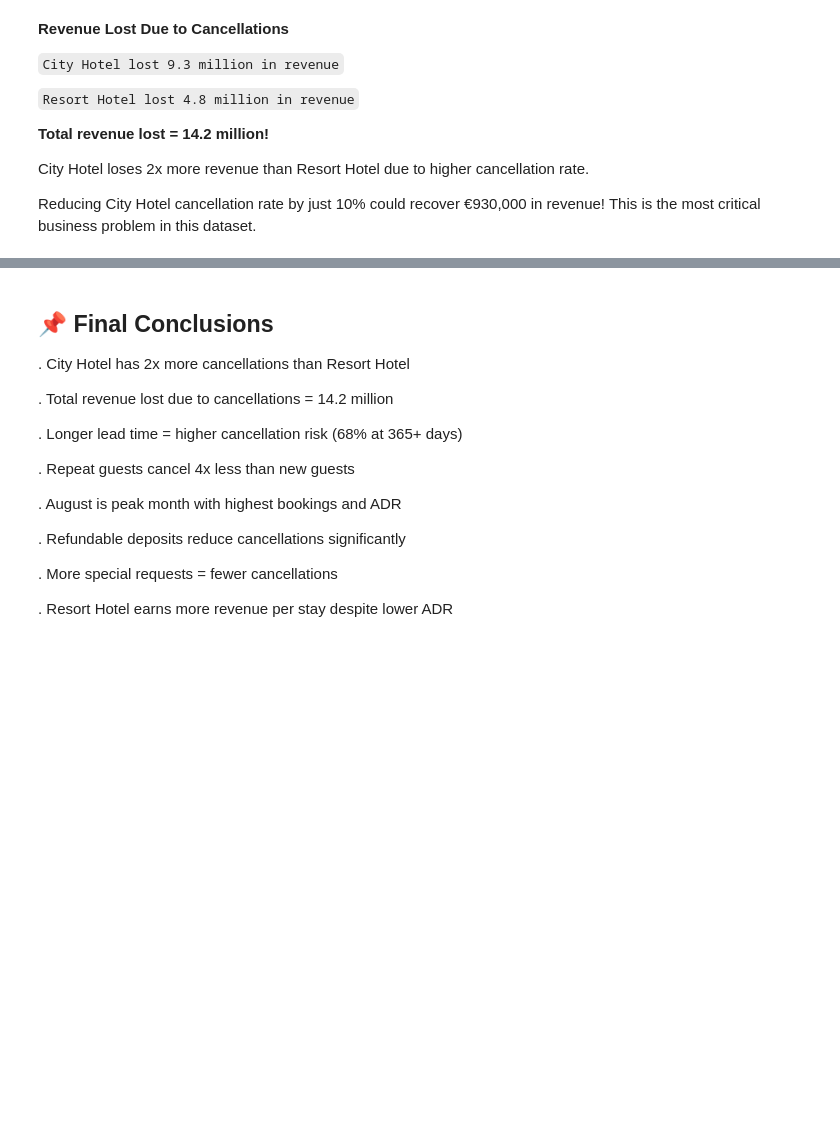
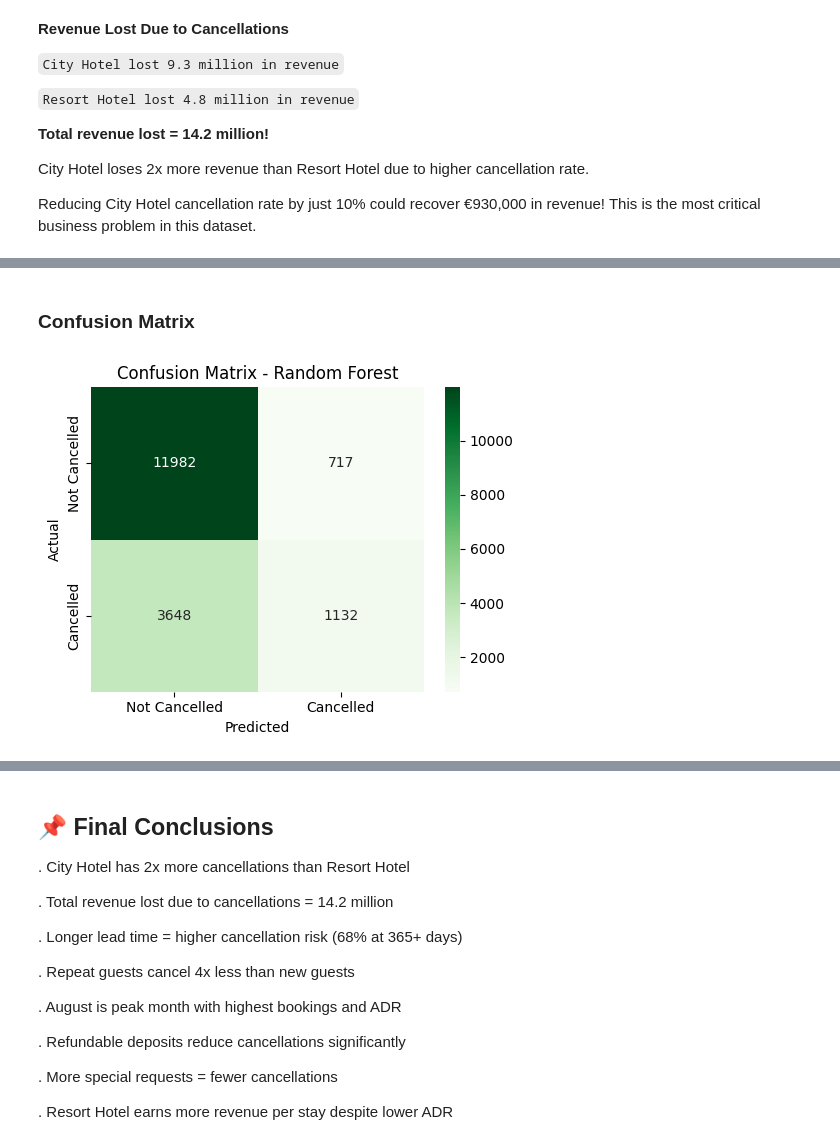
Before and after one commit to kashishhh28/hotel-booking-analysis, a Jupyter notebook: hotel-booking-analysis.ipynb, the cells around one changed output, grey strips where cells are left out. Cells and saved outputs as stored; diff of their text form; code cells hidden in the pictures; blank space fills up the shorter version.

```diff
--- a/hotel-booking-analysis.ipynb
+++ b/hotel-booking-analysis.ipynb
@@ -880,0 +935,15 @@ df.to_csv("hotel_bookings_cleaned.csv", index=False)
+# %% [markdown]
+### Confusion Matrix
+# %%
+cm = confusion_matrix(y_test, y_pred)
+plt.figure(figsize=(5,4))
+sns.heatmap(cm, annot=True, fmt="d", cmap="Greens",
+            xticklabels=["Not Cancelled","Cancelled"],
+            yticklabels=["Not Cancelled","Cancelled"])
+plt.title("Confusion Matrix - Random Forest")
+plt.xlabel("Predicted")
+plt.ylabel("Actual")
+plt.tight_layout()
+plt.show()
+# %% [output]
+[figure, added]
```
Also changed, not shown: parts of 8 cells of this notebook.
